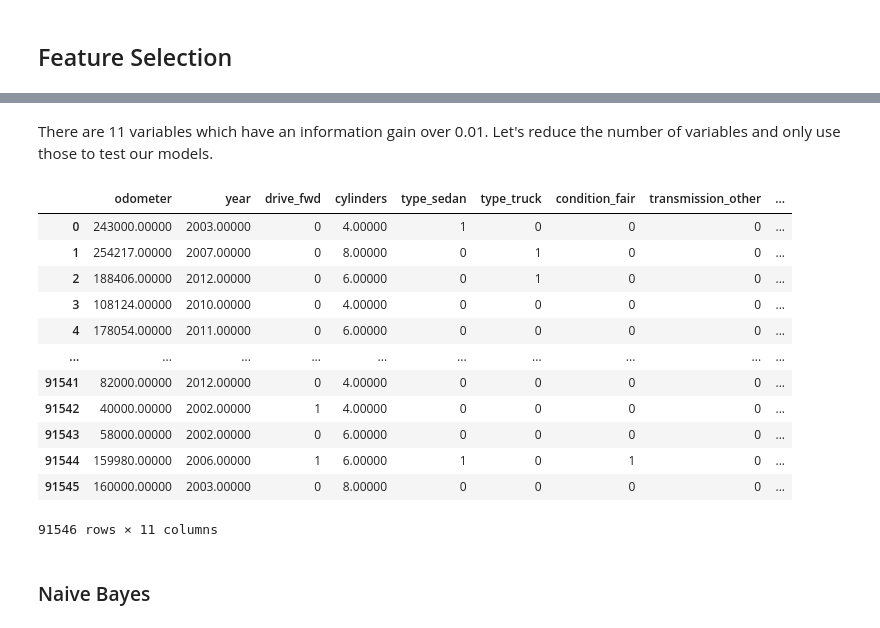
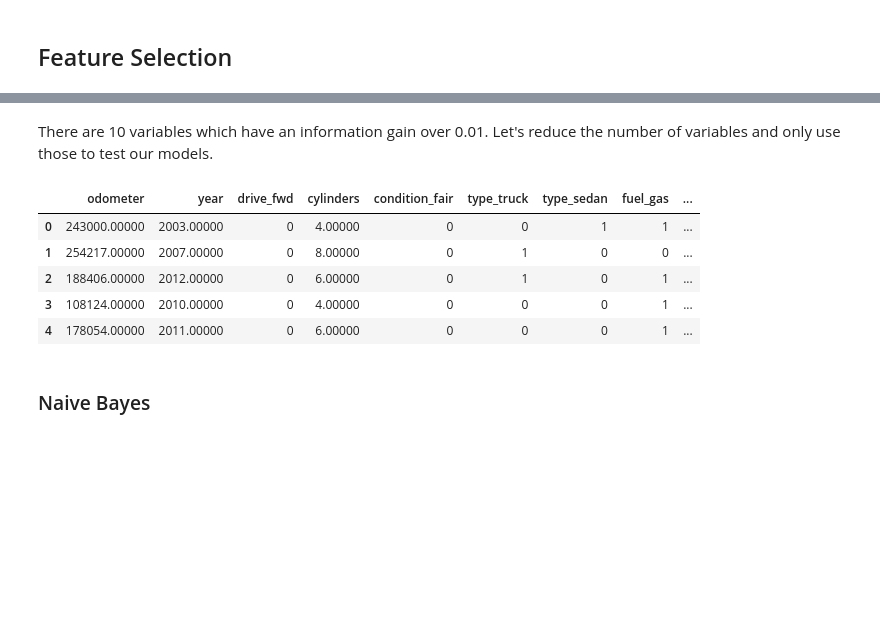
Before and after one commit to matthiasronnau/BANA-212-Final-Project, a Jupyter notebook: BANA-212 Final Project.ipynb, the cells around one changed output, grey strips where cells are left out. Saved outputs shown, nothing was run; the diff lists cells and outputs as text; code cells hidden in the pictures; blank space fills up the shorter version.

```diff
--- a/BANA-212 Final Project.ipynb
+++ b/BANA-212 Final Project.ipynb
@@ -398,4 +386,16 @@ Index(['price', 'price_binned', 'year', 'manufacturer', 'condition',
       dtype='object')
+# %%
+min_price = cars_no_missing["price"].min() - 1
+price_25 = cars_no_missing["price"].quantile(0.25)
+price_50 = cars_no_missing["price"].quantile(0.50)
+price_75 = cars_no_missing["price"].quantile(0.75)
+max_price = cars_no_missing["price"].max() + 1
+
+price_binned = pd.cut(cars_no_missing["price"], bins = [min_price, price_25, price_50, price_75, max_price],
+       labels = ["Very Low", "Low", "Mid-High", "Expensive"])
+# %%
+cars_no_missing["price_binned"] = price_binned
+cars_no_missing = cars_no_missing[[cars_no_missing.columns[0]] + [cars_no_missing.columns[-1]] + list(cars_no_missing.columns[1:-1])]
 # %% [markdown]
 ### Visualizations on Final Data
 # %%
@@ -737,26 +728,19 @@ info_gain.head(15)
 # %% [markdown]
-There are 11 variables which have an information gain over 0.01. Let's reduce the number of variables and only use those to test our models.
+There are 10 variables which have an information gain over 0.01. Let's reduce the number of variables and only use those to test our models.
 # %%
-top_11 = list(info_gain[0:11].index)
+top_10 = list(info_gain[0:10].index)
 # %%
-X_cut = cars_price_binned.iloc[:, 1:].iloc[:, top_11]
+X_cut = cars_price_binned.iloc[:, 1:].iloc[:, top_10]
 y = cars_price_binned.iloc[:, 0]
 # %%
-X_cut
+X_cut.head()
 # %% [output]
-|  | odometer | year | drive_fwd | cylinders | type_sedan | type_truck | condition_fair | transmission_other | ... |
-| 0 | 243000.00000 | 2003.00000 | 0 | 4.00000 | 1 | 0 | 0 | 0 | ... |
+|  | odometer | year | drive_fwd | cylinders | condition_fair | type_truck | type_sedan | fuel_gas | ... |
+| 0 | 243000.00000 | 2003.00000 | 0 | 4.00000 | 0 | 0 | 1 | 1 | ... |
 | 1 | 254217.00000 | 2007.00000 | 0 | 8.00000 | 0 | 1 | 0 | 0 | ... |
-| 2 | 188406.00000 | 2012.00000 | 0 | 6.00000 | 0 | 1 | 0 | 0 | ... |
-| 3 | 108124.00000 | 2010.00000 | 0 | 4.00000 | 0 | 0 | 0 | 0 | ... |
-| 4 | 178054.00000 | 2011.00000 | 0 | 6.00000 | 0 | 0 | 0 | 0 | ... |
-| ... | ... | ... | ... | ... | ... | ... | ... | ... | ... |
-| 91541 | 82000.00000 | 2012.00000 | 0 | 4.00000 | 0 | 0 | 0 | 0 | ... |
-| 91542 | 40000.00000 | 2002.00000 | 1 | 4.00000 | 0 | 0 | 0 | 0 | ... |
-| 91543 | 58000.00000 | 2002.00000 | 0 | 6.00000 | 0 | 0 | 0 | 0 | ... |
-| 91544 | 159980.00000 | 2006.00000 | 1 | 6.00000 | 1 | 0 | 1 | 0 | ... |
-| 91545 | 160000.00000 | 2003.00000 | 0 | 8.00000 | 0 | 0 | 0 | 0 | ... |
+| 2 | 188406.00000 | 2012.00000 | 0 | 6.00000 | 0 | 1 | 0 | 1 | ... |
+| 3 | 108124.00000 | 2010.00000 | 0 | 4.00000 | 0 | 0 | 0 | 1 | ... |
+| 4 | 178054.00000 | 2011.00000 | 0 | 6.00000 | 0 | 0 | 0 | 1 | ... |
-91546 rows × 11 columns
 # %%
 X_train, X_test, y_train, y_test = train_test_split(X_cut, y, test_size = 0.33, random_state = 212)
 # %% [markdown]
```
Also changed, not shown: parts of 22 cells of this notebook.
